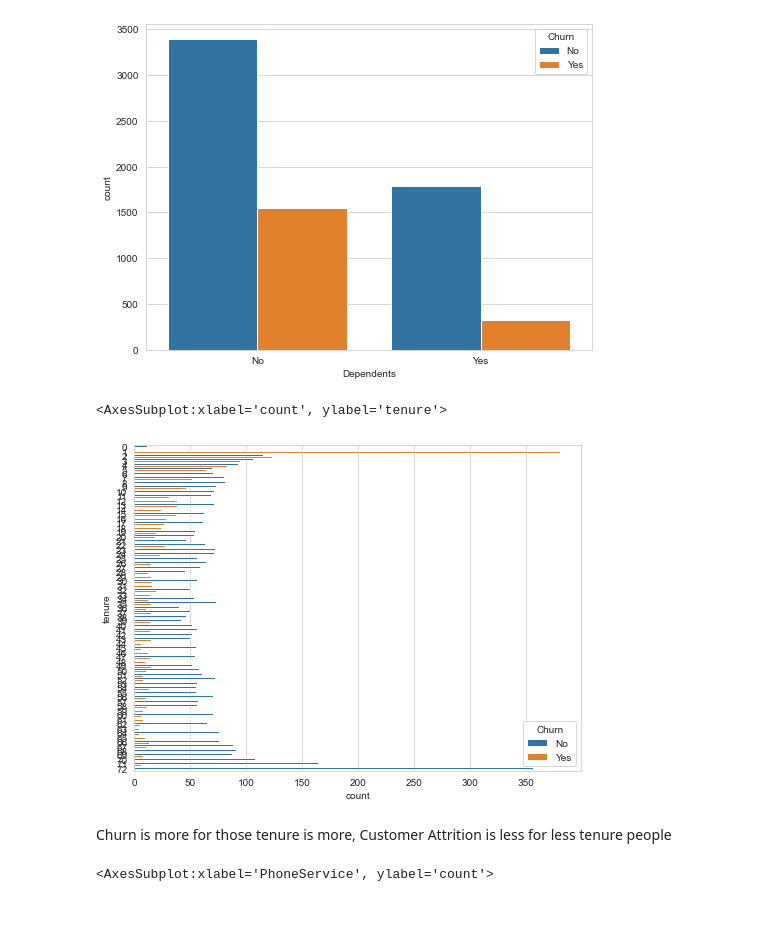
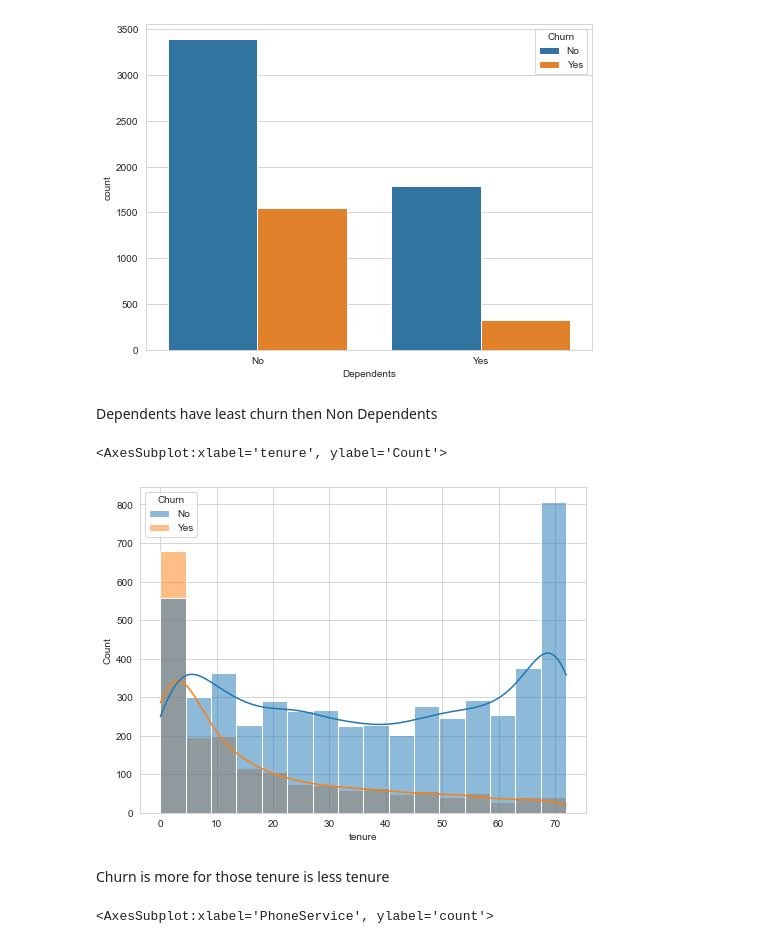
Before and after one commit to abhijitsarkar87/Batch-1843, a Jupyter notebook: Practice Project/Customer_churn.ipynb, the cells around one changed output. Saved outputs shown, nothing was run; the diff lists cells and outputs as text; code cells hidden in the pictures; blank space fills up the shorter version.

```diff
--- a/Practice Project/Customer_churn.ipynb
+++ b/Practice Project/Customer_churn.ipynb
@@ -660,8 +640,3 @@ Total Charges Users Counts
 #### Maximum User paying total Charges are between is approx 100, Maximum Buyers pays Total Charges 0 to 2000.
 
 Per Person Sale Stands 2283.3004408418697
-# %%
-plt.figure(figsize=(8,6))
-sns.set_style ("whitegrid")
-sns.histplot(data=df,x='TotalCharges',palette='rocket',hue='Dependents',kde=True,multiple='dodge')
-print("Total Charges Users Counts \n",df['TotalCharges'].median())
@@ -674,5 +642,0 @@ Total Charges Users Counts
-# %%
-plt.figure(figsize=(8,6))
-sns.set_style ("whitegrid")
-sns.histplot(data=df,x='TotalCharges',palette='rocket',hue='Partner',kde=True,multiple='dodge')
-print("Total Charges Users Counts \n",df['TotalCharges'].median())
@@ -710,15 +676,17 @@ sns.countplot(data=df,x='Dependents',hue='Churn')
 # %% [output]
 <AxesSubplot:xlabel='Dependents', ylabel='count'>
 [figure]
+# %% [markdown]
+Dependents have least churn then Non Dependents
 # %%
 plt.figure(figsize=(8,6))
 sns.set_style ("whitegrid")
-sns.countplot(data=df,y='tenure',hue='Churn')
+sns.histplot(data=df,x='tenure',hue='Churn',kde=True)
 # %% [output]
-<AxesSubplot:xlabel='count', ylabel='tenure'>
+<AxesSubplot:xlabel='tenure', ylabel='Count'>
-[figure, old version]
+[figure, new version]
 # %% [markdown]
-Churn is more for those tenure is more, Customer Attrition is less for less tenure people
+Churn is more for those tenure is less tenure
 # %%
 plt.figure(figsize=(8,6))
 sns.set_style ("whitegrid")
```
Also changed, not shown: parts of 128 cells of this notebook.
